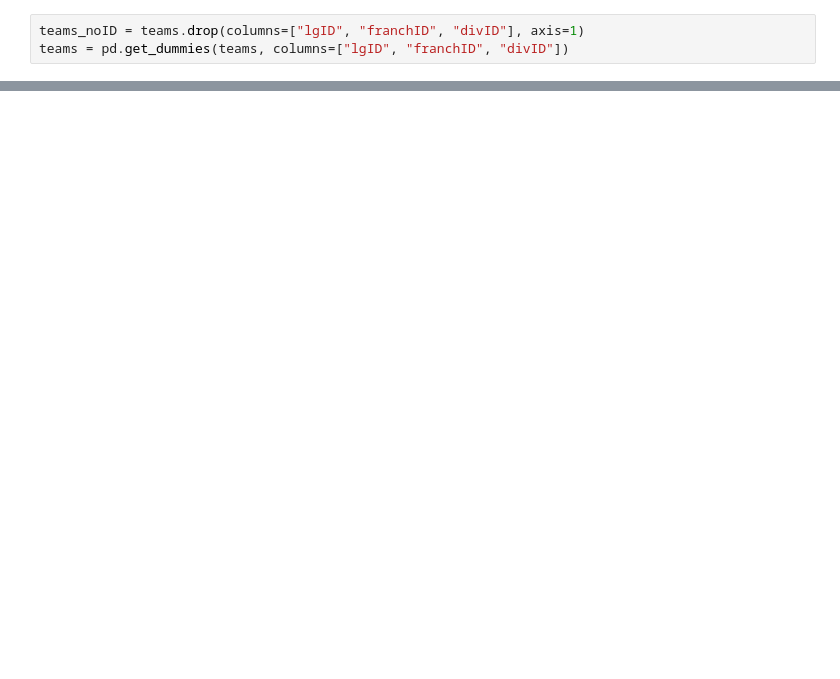
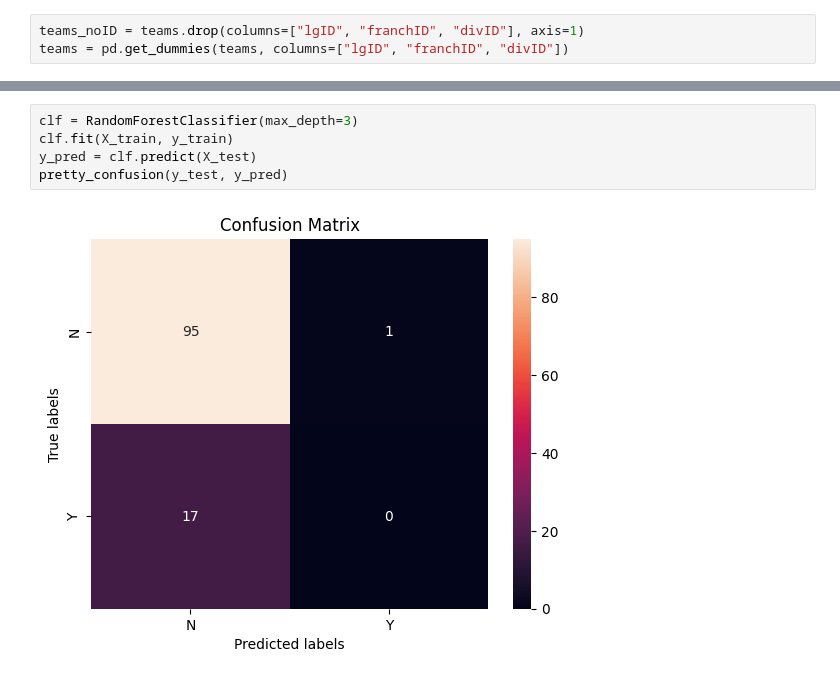
Before and after one commit to zbailey1/ws-predictions, a Jupyter notebook: WS Predictions.ipynb, the cells around one changed output, grey strips where cells are left out. Cells and saved outputs as stored; diff of their text form; blank space fills up the shorter version.

```diff
--- a/WS Predictions.ipynb
+++ b/WS Predictions.ipynb
@@ -92,0 +164,7 @@ X_n = teams_noID.drop(['yearID', 'teamID', 'WSWin'], axis=1)
+# %%
+clf = RandomForestClassifier(max_depth=3)
+clf.fit(X_train, y_train)
+y_pred = clf.predict(X_test)
+pretty_confusion(y_test, y_pred)
+# %% [output]
+[figure, added]
```
Also changed, not shown: parts of 23 cells of this notebook.
